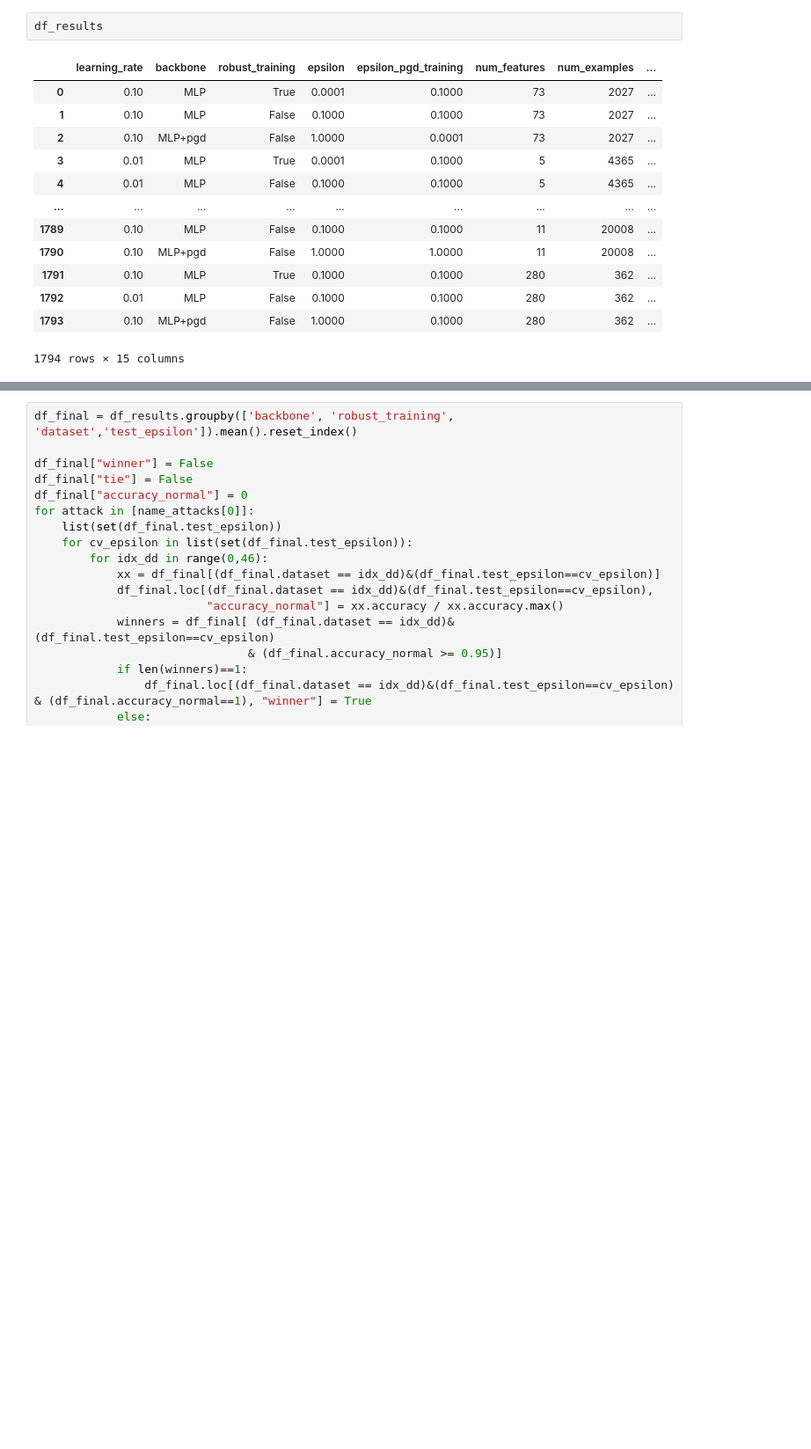
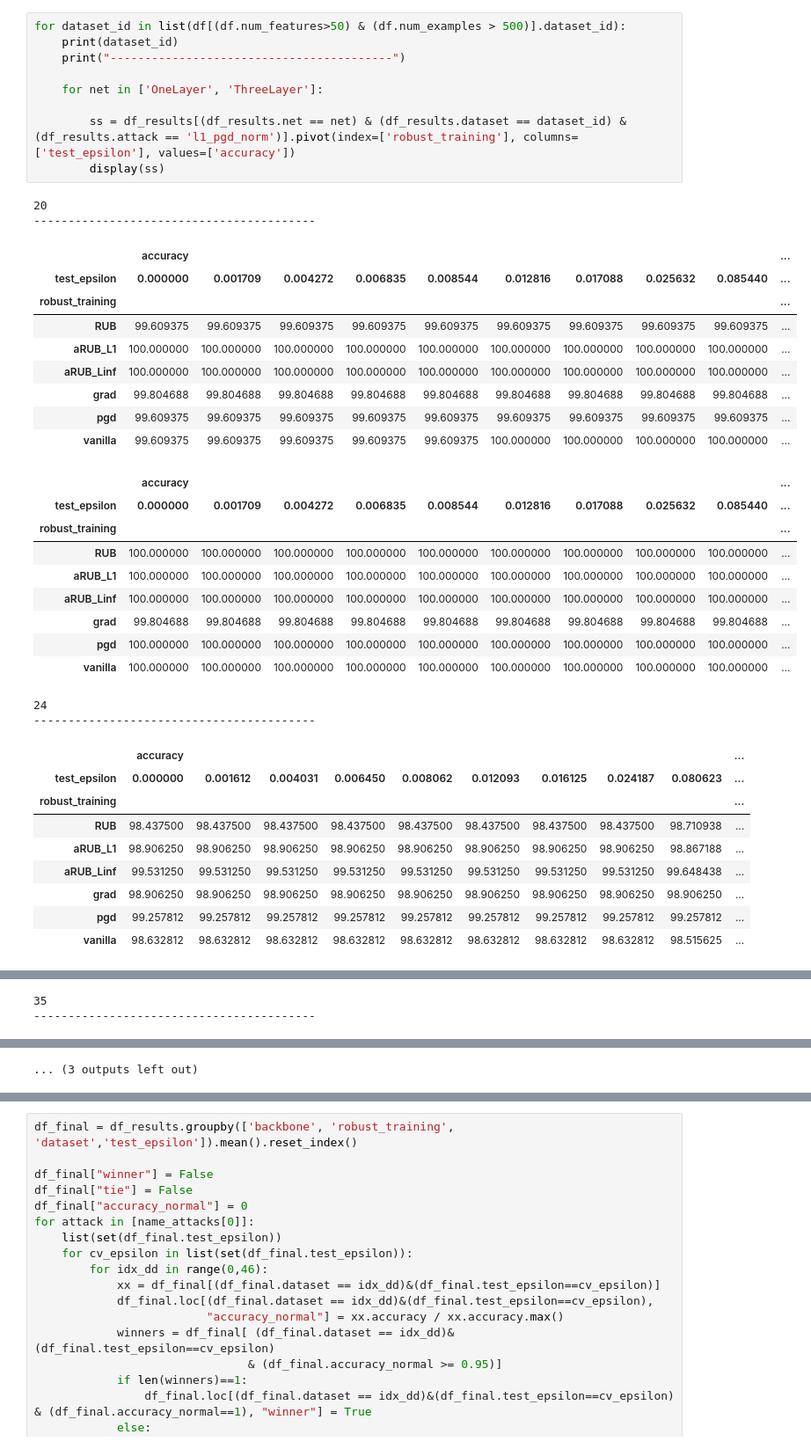
Before and after one commit to kimvc7/Robustness, a Jupyter notebook: notebooks/UCI.ipynb, the cells around one changed output, grey strips where cells are left out. Shown at 88% size. Drawn from its saved outputs; the diff is of its cells as text; blank space fills up the shorter version.

```diff
--- a/notebooks/UCI.ipynb
+++ b/notebooks/UCI.ipynb
@@ -143,16 +246,41 @@ df_results.to_csv('UCI_results.csv')
-# %%
-df_results
-# %% [output]
-|  | learning_rate | backbone | robust_training | epsilon | epsilon_pgd_training | num_features | num_examples | ... |
-| 0 | 0.10 | MLP | True | 0.0001 | 0.1000 | 73 | 2027 | ... |
-| 1 | 0.10 | MLP | False | 0.1000 | 0.1000 | 73 | 2027 | ... |
-| 2 | 0.10 | MLP+pgd | False | 1.0000 | 0.0001 | 73 | 2027 | ... |
-| 3 | 0.01 | MLP | True | 0.0001 | 0.1000 | 5 | 4365 | ... |
-| 4 | 0.01 | MLP | False | 0.1000 | 0.1000 | 5 | 4365 | ... |
-| ... | ... | ... | ... | ... | ... | ... | ... | ... |
-| 1789 | 0.10 | MLP | False | 0.1000 | 0.1000 | 11 | 20008 | ... |
-| 1790 | 0.10 | MLP+pgd | False | 1.0000 | 1.0000 | 11 | 20008 | ... |
-| 1791 | 0.10 | MLP | True | 0.1000 | 0.1000 | 280 | 362 | ... |
-| 1792 | 0.01 | MLP | False | 0.1000 | 0.1000 | 280 | 362 | ... |
-| 1793 | 0.10 | MLP+pgd | False | 1.0000 | 0.1000 | 280 | 362 | ... |
-1794 rows × 15 columns
+# %%
+for dataset_id in list(df[(df.num_features>50) & (df.num_examples > 500)].dataset_id):
+    print(dataset_id)
+    print("-----------------------------------------")
+
+    for net in ['OneLayer', 'ThreeLayer']:
+
+        ss = df_results[(df_results.net == net) & (df_results.dataset == dataset_id) & (df_results.attack == 'l1_pgd_norm')].pivot(index=['robust_training'], columns=['test_epsilon'], values=['accuracy'])
+        display(ss)
+# %% [output]
+20
+-----------------------------------------
+|  | accuracy |  |  |  |  |  |  |  |  | ... |
+| test_epsilon | 0.000000 | 0.001709 | 0.004272 | 0.006835 | 0.008544 | 0.012816 | 0.017088 | 0.025632 | 0.085440 | ... |
+| robust_training |  |  |  |  |  |  |  |  |  | ... |
+| RUB | 99.609375 | 99.609375 | 99.609375 | 99.609375 | 99.609375 | 99.609375 | 99.609375 | 99.609375 | 99.609375 | ... |
+| aRUB_L1 | 100.000000 | 100.000000 | 100.000000 | 100.000000 | 100.000000 | 100.000000 | 100.000000 | 100.000000 | 100.000000 | ... |
+| aRUB_Linf | 100.000000 | 100.000000 | 100.000000 | 100.000000 | 100.000000 | 100.000000 | 100.000000 | 100.000000 | 100.000000 | ... |
+| grad | 99.804688 | 99.804688 | 99.804688 | 99.804688 | 99.804688 | 99.804688 | 99.804688 | 99.804688 | 99.804688 | ... |
+| pgd | 99.609375 | 99.609375 | 99.609375 | 99.609375 | 99.609375 | 99.609375 | 99.609375 | 99.609375 | 99.609375 | ... |
+| vanilla | 99.609375 | 99.609375 | 99.609375 | 99.609375 | 99.609375 | 100.000000 | 100.000000 | 100.000000 | 100.000000 | ... |
+|  | accuracy |  |  |  |  |  |  |  |  | ... |
+| test_epsilon | 0.000000 | 0.001709 | 0.004272 | 0.006835 | 0.008544 | 0.012816 | 0.017088 | 0.025632 | 0.085440 | ... |
+| robust_training |  |  |  |  |  |  |  |  |  | ... |
+| RUB | 100.000000 | 100.000000 | 100.000000 | 100.000000 | 100.000000 | 100.000000 | 100.000000 | 100.000000 | 100.000000 | ... |
+| aRUB_L1 | 100.000000 | 100.000000 | 100.000000 | 100.000000 | 100.000000 | 100.000000 | 100.000000 | 100.000000 | 100.000000 | ... |
+| aRUB_Linf | 100.000000 | 100.000000 | 100.000000 | 100.000000 | 100.000000 | 100.000000 | 100.000000 | 100.000000 | 100.000000 | ... |
+| grad | 99.804688 | 99.804688 | 99.804688 | 99.804688 | 99.804688 | 99.804688 | 99.804688 | 99.804688 | 99.804688 | ... |
+| pgd | 100.000000 | 100.000000 | 100.000000 | 100.000000 | 100.000000 | 100.000000 | 100.000000 | 100.000000 | 100.000000 | ... |
+| vanilla | 100.000000 | 100.000000 | 100.000000 | 100.000000 | 100.000000 | 100.000000 | 100.000000 | 100.000000 | 100.000000 | ... |
+24
+-----------------------------------------
+|  | accuracy |  |  |  |  |  |  |  |  | ... |
+| test_epsilon | 0.000000 | 0.001612 | 0.004031 | 0.006450 | 0.008062 | 0.012093 | 0.016125 | 0.024187 | 0.080623 | ... |
+| robust_training |  |  |  |  |  |  |  |  |  | ... |
+| RUB | 98.437500 | 98.437500 | 98.437500 | 98.437500 | 98.437500 | 98.437500 | 98.437500 | 98.437500 | 98.710938 | ... |
+| aRUB_L1 | 98.906250 | 98.906250 | 98.906250 | 98.906250 | 98.906250 | 98.906250 | 98.906250 | 98.906250 | 98.867188 | ... |
+| aRUB_Linf | 99.531250 | 99.531250 | 99.531250 | 99.531250 | 99.531250 | 99.531250 | 99.531250 | 99.531250 | 99.648438 | ... |
+| grad | 98.906250 | 98.906250 | 98.906250 | 98.906250 | 98.906250 | 98.906250 | 98.906250 | 98.906250 | 98.906250 | ... |
+| pgd | 99.257812 | 99.257812 | 99.257812 | 99.257812 | 99.257812 | 99.257812 | 99.257812 | 99.257812 | 99.257812 | ... |
+| vanilla | 98.632812 | 98.632812 | 98.632812 | 98.632812 | 98.632812 | 98.632812 | 98.632812 | 98.632812 | 98.515625 | ... |
@@ -158,0 +296,2 @@ df_results
+35
+-----------------------------------------
@@ -158,0 +336 @@ df_results
+... (3 outputs left out)
```
Also changed, not shown: parts of 16 cells of this notebook, 25 other files.
